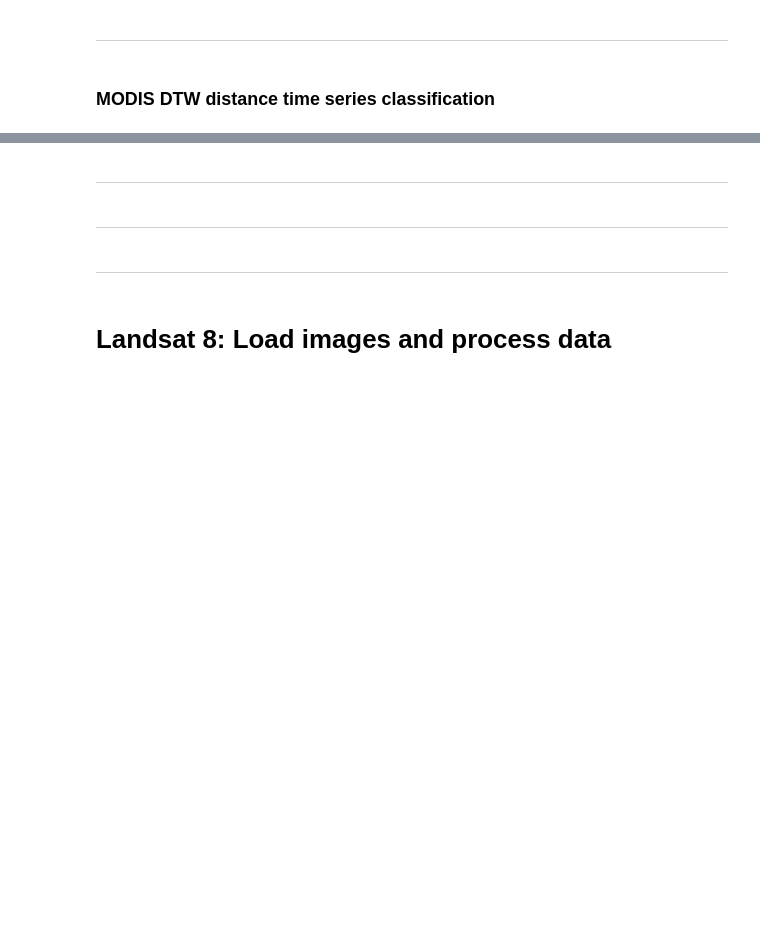
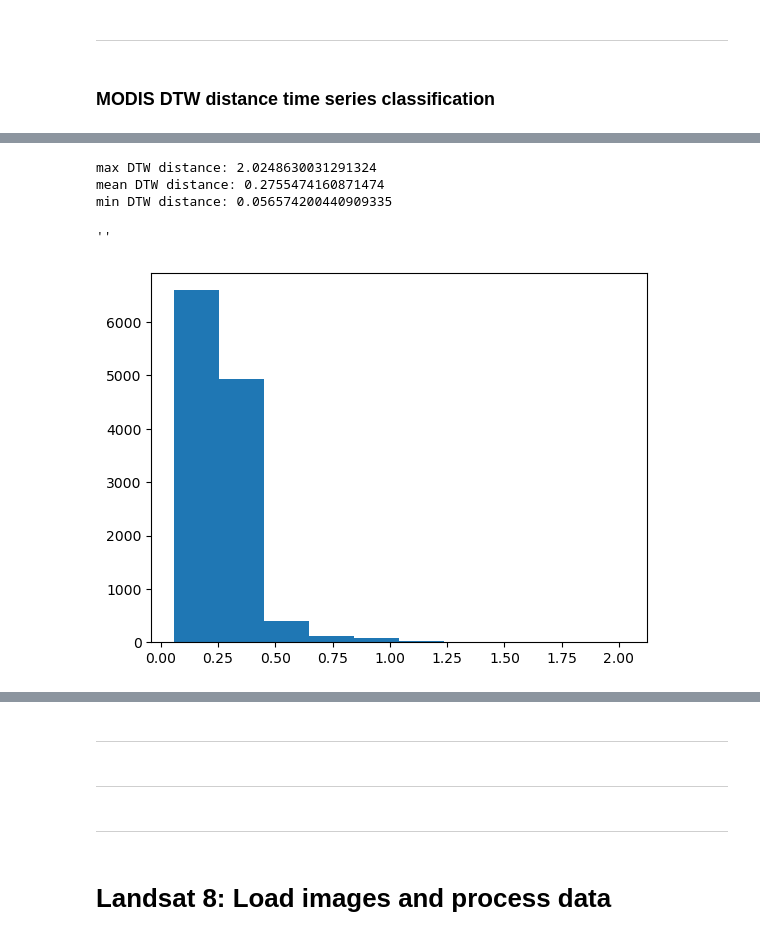
Before and after one commit to varosak/RemoteSensingProject, a Jupyter notebook: Pixel processing.ipynb, the cells around one changed output, grey strips where cells are left out. Cells and saved outputs as stored; diff of their text form; code cells hidden in the pictures; blank space fills up the shorter version.

```diff
--- a/Pixel processing.ipynb
+++ b/Pixel processing.ipynb
@@ -398,0 +437,19 @@ show(avg_timeseries>=avg_ref)
+# %%
+## view the statistics timeseries
+
+DTW_value = DTW_raster_MODIS.flatten().copy()
+DTW_value = DTW_value[~np.isnan(DTW_value)]
+
+print('max DTW distance:', np.max(DTW_value))
+print('mean DTW distance:', np.mean(DTW_value))
+print('min DTW distance:', np.min(DTW_value))
+
+plt.hist(DTW_value)
+
+;
+# %% [output]
+max DTW distance: 2.0248630031291324
+mean DTW distance: 0.2755474160871474
+min DTW distance: 0.056574200440909335
+''
+[figure, added]
```
Also changed, not shown: parts of 10 cells of this notebook.
